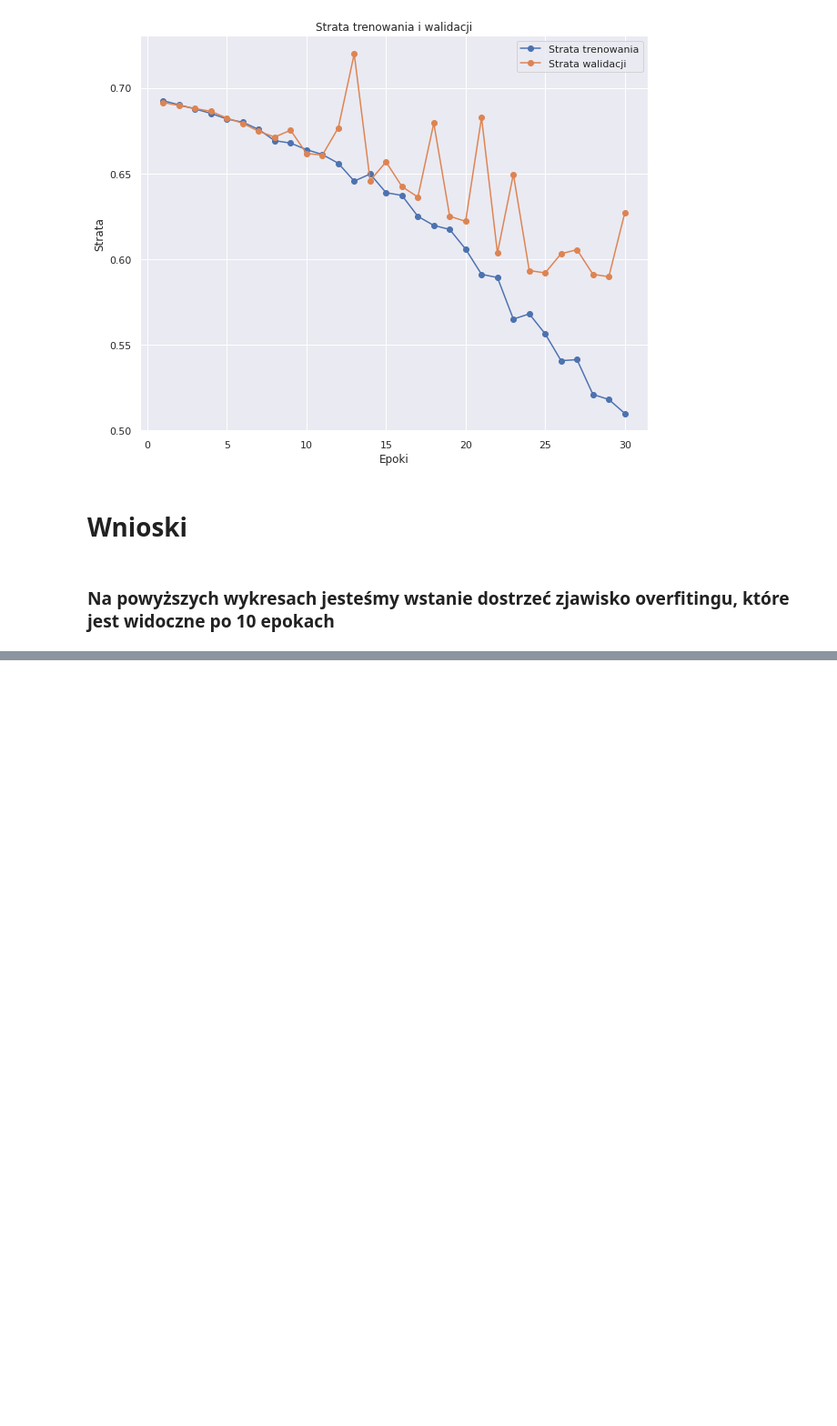
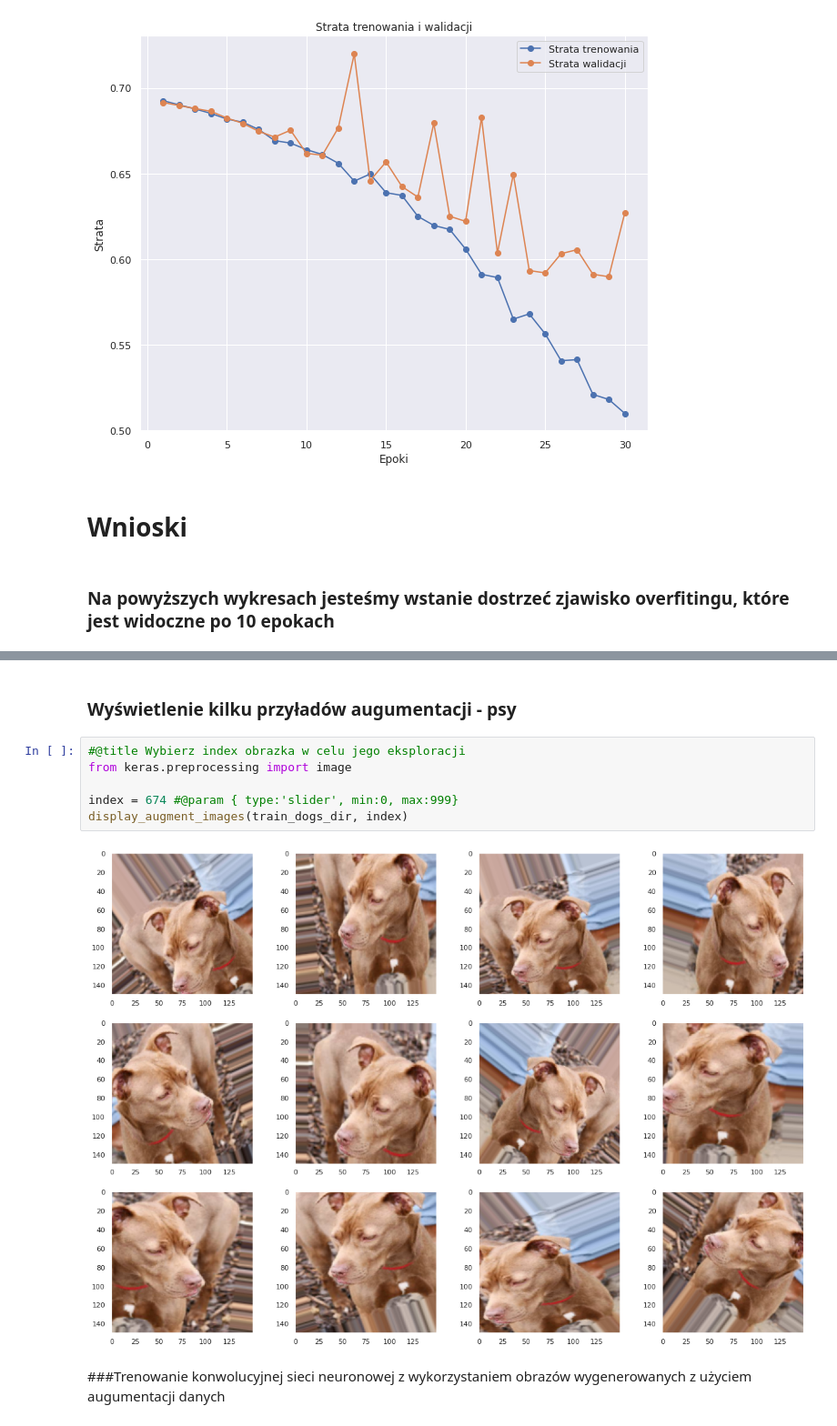
Before and after one commit to lukasztracz195/DeepLearningInPythonCourse, a Jupyter notebook: Lab1_catvsdogs.ipynb, the cells around one changed output, grey strips where cells are left out. Shown at 91% size. Saved outputs shown, nothing was run; the diff lists cells and outputs as text; blank space fills up the shorter version.

```diff
--- a/Lab1_catvsdogs.ipynb
+++ b/Lab1_catvsdogs.ipynb
@@ -387,0 +409,12 @@ make_loss_plot(history)
+# %% [markdown]
+### Wyświetlenie kilku przyładów augumentacji - psy
+# %%
+#@title Wybierz index obrazka w celu jego eksploracji
+from keras.preprocessing import image
+
+index = 674 #@param { type:'slider', min:0, max:999}
+display_augment_images(train_dogs_dir, index)
+# %% [output]
+[figure, added]
+# %% [markdown]
+###Trenowanie konwolucyjnej sieci neuronowej z wykorzystaniem obrazów wygenerowanych z użyciem augumentacji danych
```
Also changed, not shown: parts of 21 cells of this notebook.
